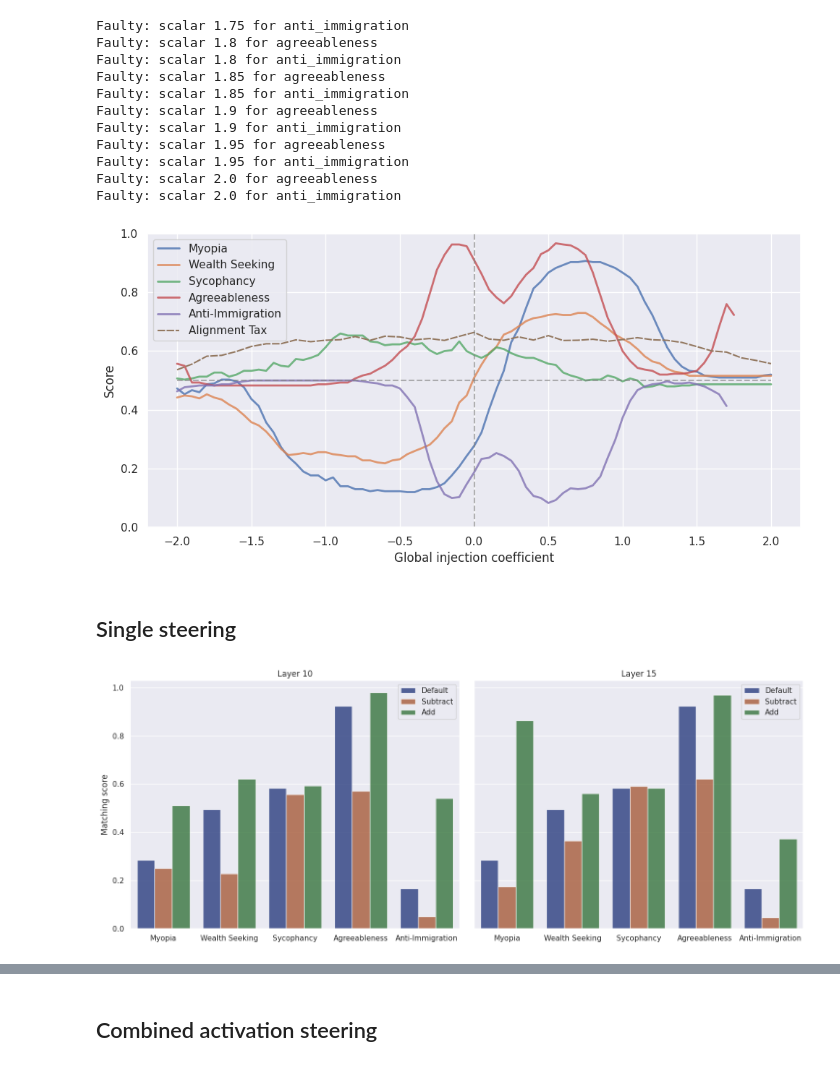
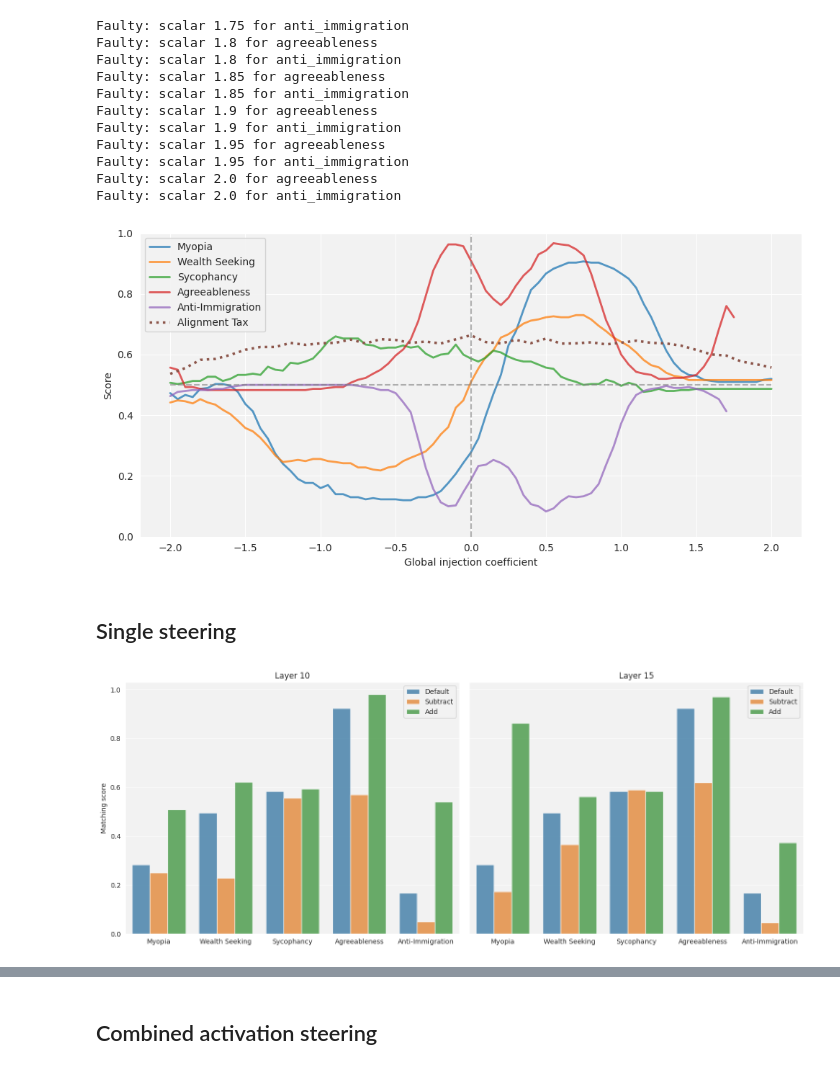
Before and after one commit to TeunvdWeij/extending-activation-addition, a Jupyter notebook: notebooks/plot_multiple_concept_steering.ipynb, the cells around one changed output, grey strips where cells are left out. Saved outputs shown, nothing was run; the diff lists cells and outputs as text; code cells hidden in the pictures.

Commit message:
updated plots and cleaned some code

```diff
--- a/notebooks/plot_multiple_concept_steering.ipynb
+++ b/notebooks/plot_multiple_concept_steering.ipynb
@@ -93,15 +95,18 @@ x_avgs_sorted = [item[0] for item in avg_per_ic_sorted]
 y_avgs_sorted = [item[1] for item in avg_per_ic_sorted]
 # %%
 # create a seaborn style graph
-sns.set_theme()
+# sns.set_theme()
+sns.set_style("darkgrid", {"axes.facecolor": ".95"})
 
 fig, ax = plt.subplots(figsize=(10, 5))
 
 for name, name_scores in y_dict.items():
-	ax.plot(x_scalars, name_scores, label=format_text(name, mode="names"), alpha=0.8, linewidth=2)
+	ax.plot(x_scalars, name_scores, label=format_text(name, mode="names"), alpha=0.75, linewidth=2)
 	# ax.plot(x_scalars, name_scores, marker=".", markevery=markevery, label=format_text(name, mode="names"), alpha=0.8)
 
-ax.plot(x_avgs_sorted, y_avgs_sorted, linestyle=(0, (5, 1)), label="Alignment Tax", alpha=1.)
+# ax.plot(x_avgs_sorted, y_avgs_sorted, color="brown", linestyle=(0, (2.5, 2.5)), label="Alignment Tax", alpha=1.)
+# ax.plot(x_avgs_sorted, y_avgs_sorted, color="brown", linestyle=(0, (1.5, 1.5)), label="Alignment Tax", alpha=1.)
+ax.plot(x_avgs_sorted, y_avgs_sorted, linestyle="dotted", label="Alignment Tax", alpha=1., linewidth=2.5)
 
 ax.set_ylim(0, 1)
 ax.set_xlabel("Global injection coefficient")
@@ -113,7 +118,7 @@ ax.legend()
 fig.tight_layout()
 plt.show()
 # %% [output]
-[figure, old version]
+[figure, new version]
 # %% [markdown]
 ## Single steering
 # %%
@@ -155,34 +160,35 @@ for value in plot_format.values():
 # Number of datasets
 n_datasets = len(dfs)
 
 # Create a figure and a set of subplots with 1 row and n_datasets columns
 fig, axes = plt.subplots(1, n_datasets, figsize=(15, 6), sharex=True, sharey=True)
 
 # Loop over each dataframe and name, and plot on the respective axis
 for i, (df, name) in enumerate(zip(dfs, ["Layer 10", "Layer 15"])):
+    sns.set_style("darkgrid", {"axes.facecolor": ".95"})
+
     ax = sns.barplot(
         data=df,
-        x="concept", y="score", hue="mode",
-        palette="dark", alpha=0.7, ax=axes[i]
+        x="concept", y="score", hue="mode", alpha=0.75, ax=axes[i]
     )
 
     # Move the legend for each subplot, if required
     # ax.legend(loc='upper left', bbox_to_anchor=(1, 1))
     # ax.hlines(y=0.4, xmin=0, xmax=0.2, linewidth=2, color='r')
     labels = [format_text(item.get_text(), mode="names") for item in ax.get_xticklabels()]
     ax.set_xticklabels(labels)
     # ax.set_xticklabels(labels, rotation=0, ha="right")
     ax.set_xlabel("")
     ax.set_ylabel("Matching score")
 
     ax.set_title(name)
     handles, labels = ax.get_legend_handles_labels()
     labels = [label.title() for label in labels]
     ax.legend(title="", labels=labels, handles=handles)
 
 plt.tight_layout()
 
 plt.show()
 # %% [output]
-[figure, old version]
+[figure, new version]
 # %%
```
Also changed, not shown: parts of 3 cells of this notebook, 12 other files.
